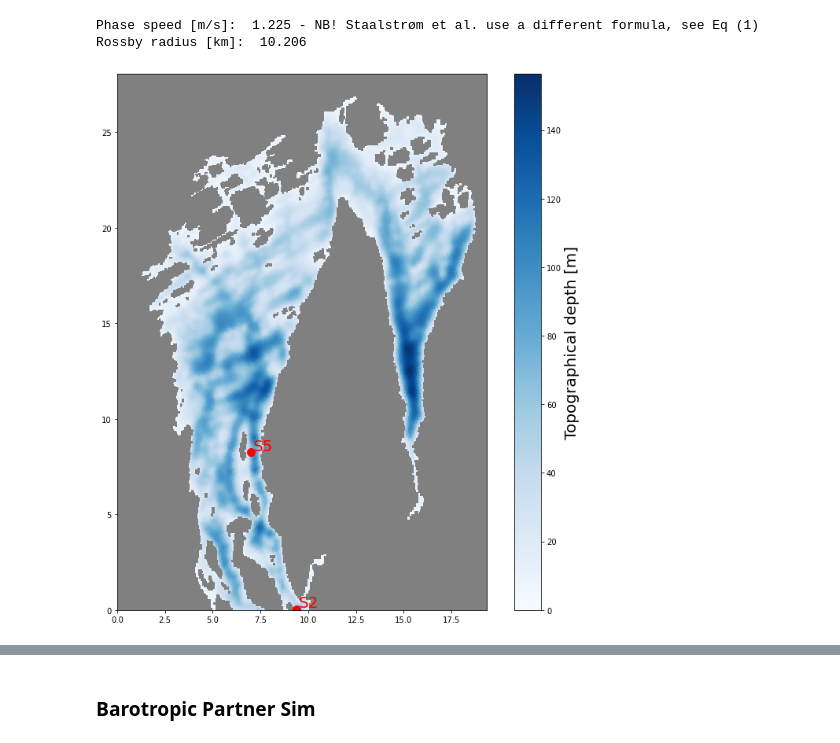
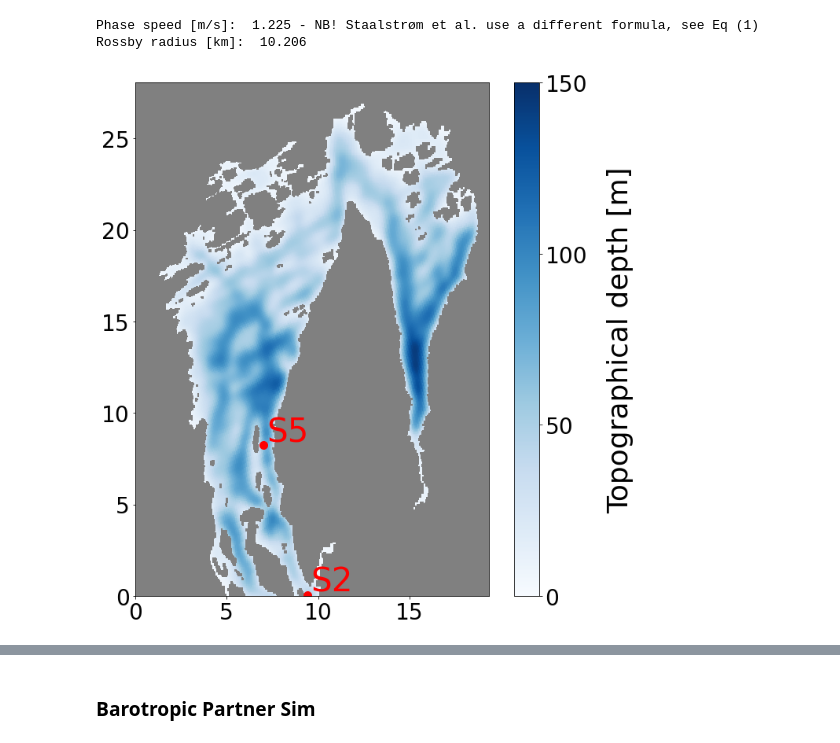
Before and after one commit to sintefmath/reduced-gravity-ocean-model, a Jupyter notebook: notebooks/Oslofjord/Oslofjord-StaalstromParameters.ipynb, the cells around one changed output, grey strips where cells are left out. Saved outputs shown, nothing was run; the diff lists cells and outputs as text; code cells hidden in the pictures.

Commit message:
Paper plots

```diff
--- a/notebooks/Oslofjord/Oslofjord-StaalstromParameters.ipynb
+++ b/notebooks/Oslofjord/Oslofjord-StaalstromParameters.ipynb
@@ -59,7 +59,8 @@ from gpuocean.utils import IPythonMagic, NetCDFInitialization
 # %% [markdown]
 Path to the test file
 # %%
-source_url = "/sintef/data/OsloFjord/test_polstere_1h_0007.nc"
+source_url = "..\\..\\..\\..\\havvarsel-data\\test_polstere.nc"
+# source_url = "/sintef/data/OsloFjord/test_polstere_1h_0007.nc"
 # %% [markdown]
 ## Inspecting file structure and content
 # %%
@@ -321,31 +322,34 @@ Rossby radius [km]:  10.206
 # %%
 with plt.rc_context({'lines.color':'black',
                         'text.color':'black',
                         'axes.labelcolor':'black',
                         'xtick.color':'black',
                         'ytick.color':'black'}):
     Hm = np.ma.array(nc["h"][y0:y1,x0:x1], mask=(1-nc["mask_rho"][y0:y1,x0:x1]))
 
     extent = [0, Hm.shape[1]*50/1000, 0, Hm.shape[0]*50/1000]
 
     fig, ax = plt.subplots(figsize=(10,10))
 
     cmap = plt.cm.Blues
     cmap.set_bad("grey", alpha = 1.0)
-    im = ax.imshow(Hm, cmap=cmap, extent=extent, vmin=0)
+    im = ax.imshow(Hm, cmap=cmap, extent=extent, vmin=0, vmax=150)
+
+    ax.tick_params(axis='both', which='major', labelsize=28)
 
     plt.scatter(188/Hm.shape[1]*Hm.shape[1]*50/1000 ,1/Hm.shape[0]*Hm.shape[0]*50/1000, c="red",s=100)
-    plt.annotate("S2", (190/Hm.shape[1]*Hm.shape[1]*50/1000, 3/Hm.shape[0]*Hm.shape[0]*50/1000), c="red", fontsize=20)
+    plt.annotate("S2", (192/Hm.shape[1]*Hm.shape[1]*50/1000, 5/Hm.shape[0]*Hm.shape[0]*50/1000), c="red", fontsize=42)
 
     plt.scatter(140/Hm.shape[1]*Hm.shape[1]*50/1000, 165/Hm.shape[0]*Hm.shape[0]*50/1000, c="red", s=100)
-    plt.annotate("S5", (142/Hm.shape[1]*Hm.shape[1]*50/1000, 167/Hm.shape[0]*Hm.shape[0]*50/1000), c="red", fontsize=20)
+    plt.annotate("S5", (144/Hm.shape[1]*Hm.shape[1]*50/1000, 169/Hm.shape[0]*Hm.shape[0]*50/1000), c="red", fontsize=42)
 
-    cbar = plt.colorbar(im, ax=ax)
-    cbar.set_label(label='Topographical depth [m]', size=20)
+    cbar = plt.colorbar(im, ax=ax, ticks=[0, 50, 100, 150])
+    cbar.set_label(label='Topographical depth [m]', size=36, labelpad=25)
+    cbar.ax.tick_params(labelsize=28)
     plt.tight_layout()
 
-    plt.savefig("figs/Oslofjord-bathymetry-stations.pdf")
+    plt.savefig("figs/Oslofjord-bathymetry-stations.pdf", bbox_inches="tight")
 # %% [output]
-[figure, old version]
+[figure, new version]
 # %%
 gpuonc = Dataset(sim.sim_writer.output_file_name)
```
Also changed, not shown: parts of 15 cells of this notebook.
